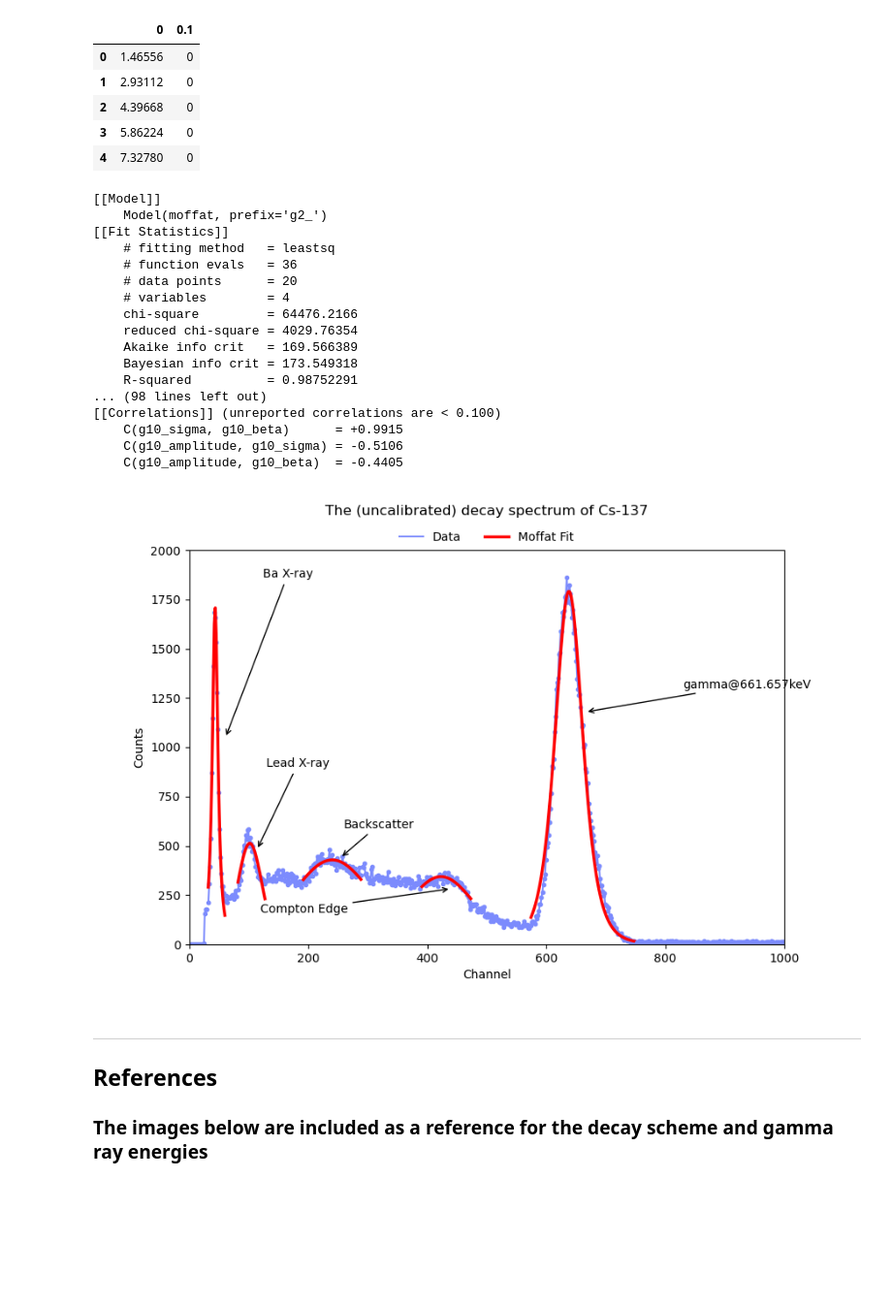
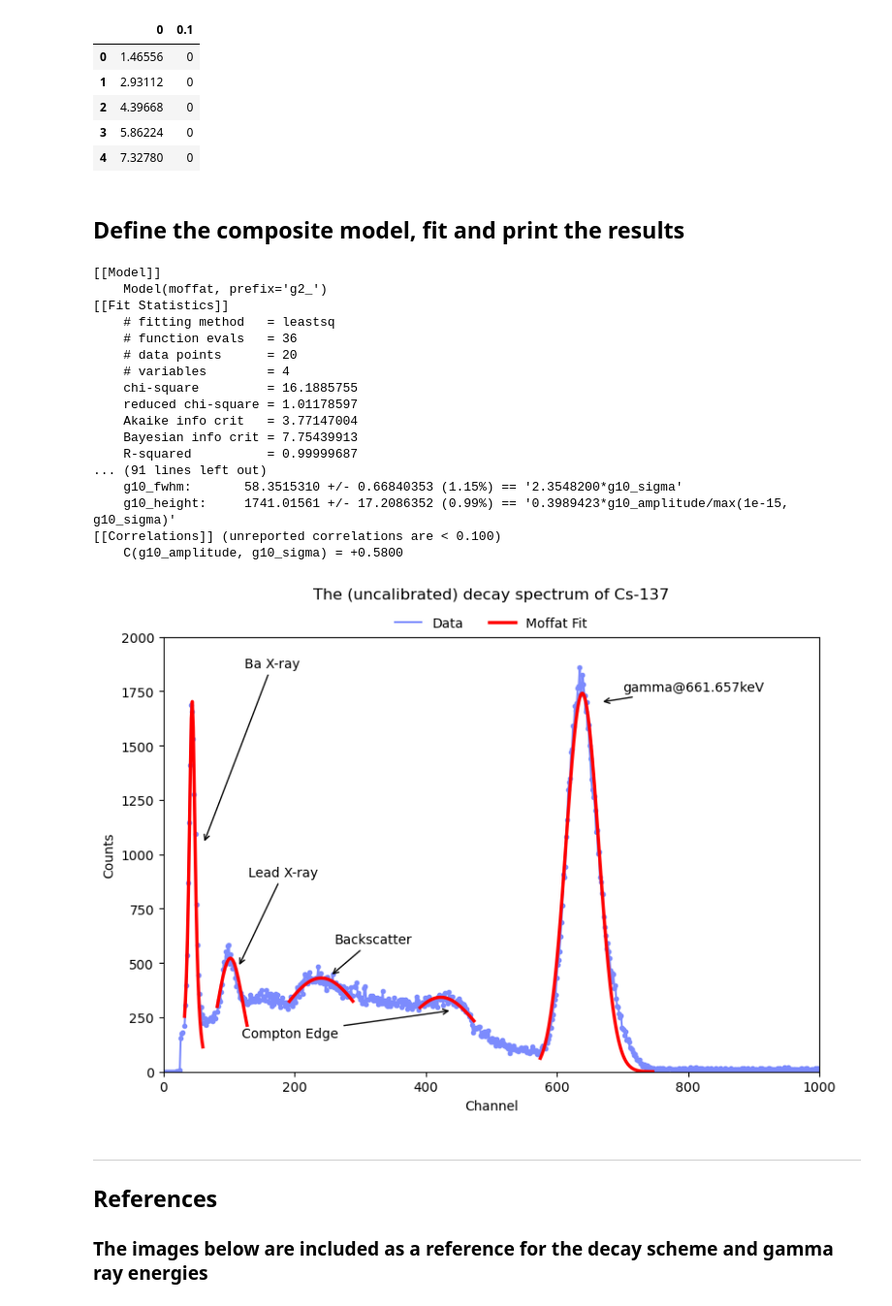
Before and after one commit to Al-1n/Compton, a Jupyter notebook: 0.1.Uncalibrated_Cs_Spectrum.ipynb, the cells around one changed output. Shown: that part at 97% size. Cells and saved outputs as stored; diff of their text form; code cells hidden in the pictures; blank space fills up the shorter version.

```diff
--- a/0.1.Uncalibrated_Cs_Spectrum.ipynb
+++ b/0.1.Uncalibrated_Cs_Spectrum.ipynb
@@ -62,6 +67,8 @@ dfs[0].head() #preview the first dataframe from the list
 | 2 | 4.39668 | 0 |
 | 3 | 5.86224 | 0 |
 | 4 | 7.32780 | 0 |
+# %% [markdown]
+## Define the composite model, fit and print the results
 # %%
 #use builtin NameModel, specify prefix for each:
 
@@ -71,27 +78,27 @@ mod4 = GaussianModel(prefix='g4_')
 
 mod6 = GaussianModel(prefix='g6_')
 
-mod8 = MoffatModel(prefix='g8_')
+mod8 = GaussianModel(prefix='g8_')
 
-mod10 = MoffatModel(prefix='g10_')
+mod10 = GaussianModel(prefix='g10_')
 # %%
 #initialize the parameters to be optimized
-pars2  = mod2.make_params(g2_amplitude=1678, g2_center=44.3862, g2_sigma=4.68938, g2_beta=1)
+pars2  = mod2.make_params(g2_amplitude=1678, g2_center=44.3862, g2_sigma=4.68938)
 
 pars4  = mod4.make_params(g4_amplitude=583.8, g4_center=100.1304, g4_sigma=8.46)
 
 pars6  = mod6.make_params(g6_amplitude=478.657, g6_center=240.4850, g6_sigma=21.898)
 
-pars8  = mod8.make_params(g8_amplitude=364.214, g8_center=436.2977, g8_sigma=21.94, g8_beta=1)
+pars8  = mod8.make_params(g8_amplitude=364.214, g8_center=436.2977, g8_sigma=21.94)
 
-pars10 = mod10.make_params(g10_amplitude=1836.15, g10_center=641.54, g10_sigma=24.5728, g10_beta=1)
+pars10 = mod10.make_params(g10_amplitude=1836.15, g10_center=641.54, g10_sigma=24.5728)
 # %%
 #fit with weights=1./yerr
-result2 = mod2.fit(y_vals[1], pars2, x=x_vals[1])
-result4 = mod4.fit(y_vals[3], pars4, x=x_vals[3])
-result6 = mod6.fit(y_vals[5], pars6, x=x_vals[5])
-result8 = mod8.fit(y_vals[7], pars8, x=x_vals[7])
-result10 = mod10.fit(y_vals[9], pars10, x=x_vals[9])
+result2 = mod2.fit(y_vals[1], pars2, x=x_vals[1], weights = 1 / (x_vals[1] * 1.42))
+result4 = mod4.fit(y_vals[3], pars4, x=x_vals[3], weights = 1 / (x_vals[3] * 0.435))
+result6 = mod6.fit(y_vals[5], pars6, x=x_vals[5], weights = 1 / (x_vals[5] * 0.1))
+result8 = mod8.fit(y_vals[7], pars8, x=x_vals[7], weights = 1 / (x_vals[7] * 0.043))
+result10 = mod10.fit(y_vals[9], pars10, x=x_vals[9], weights = 1 / (x_vals[9] * 0.12))
 # %%
 #print the Fit Statistics and parameters
 print(result2.fit_report())
@@ -107,18 +114,18 @@ print(result10.fit_report())
     # function evals   = 36
     # data points      = 20
     # variables        = 4
-    chi-square         = 64476.2166
-    reduced chi-square = 4029.76354
-    Akaike info crit   = 169.566389
-    Bayesian info crit = 173.549318
-    R-squared          = 0.98752291
-... (98 lines left out)
+    chi-square         = 16.1885755
+    reduced chi-square = 1.01178597
+    Akaike info crit   = 3.77147004
+    Bayesian info crit = 7.75439913
+    R-squared          = 0.99999687
+... (91 lines left out)
+    g10_fwhm:       58.3515310 +/- 0.66840353 (1.15%) == '2.3548200*g10_sigma'
+    g10_height:     1741.01561 +/- 17.2086352 (0.99%) == '0.3989423*g10_amplitude/max(1e-15, g10_sigma)'
 [[Correlations]] (unreported correlations are < 0.100)
-    C(g10_sigma, g10_beta)      = +0.9915
-    C(g10_amplitude, g10_sigma) = -0.5106
-    C(g10_amplitude, g10_beta)  = -0.4405
+    C(g10_amplitude, g10_sigma) = +0.5800
 # %%
-%matplotlib widget
+#%matplotlib widget
 
 plt.figure(figsize=(9,6))
 
@@ -165,35 +172,35 @@ plt.annotate('Ba X-ray', xy=(61, 1048), xytext=(124, 1861),
             )
 plt.annotate('Lead X-ray', xy=(114, 480), xytext=(130, 900),
             arrowprops=dict(arrowstyle="->",
                             connectionstyle="arc"),
             )
 plt.annotate('Backscatter', xy=(254, 439), xytext=(260, 590),
             arrowprops=dict(arrowstyle="->",
                             connectionstyle="arc"),
             )
 plt.annotate('Compton Edge', xy=(440, 282), xytext=(120, 160), horizontalalignment="left",
             arrowprops=dict(arrowstyle="->",
                             connectionstyle="arc"),
             )
-plt.annotate('gamma@661.657keV', xy=(666, 1179), xytext=(830, 1300),
+plt.annotate('gamma@661.657keV', xy=(666, 1700), xytext=(700, 1750),
             arrowprops=dict(arrowstyle="->",
                             connectionstyle="arc"),
             )
 
 # Create legend entries for the blue and red lines (data and model) and display the legend
 blue_line = mlines.Line2D([], [], color='#7c8bfd', label='Data')
 
 red_line = mlines.Line2D([], [], color='red', label='Moffat Fit', linewidth=2.5)
 
 plt.legend([blue_line, red_line], ['Data', 'Moffat Fit'], loc='lower center', bbox_to_anchor= (0.5, 1.005), ncol=2,
             borderaxespad=0, frameon=False)
 
 plt.title('The (uncalibrated) decay spectrum of Cs-137', y = 1.07)
 
 #show the plot
 plt.show()
 # %% [output]
-[figure, old version]
+[figure, new version]
 # %% [markdown]
 
 
```
Also changed, not shown: parts of 6 cells of this notebook, 48 other files.
